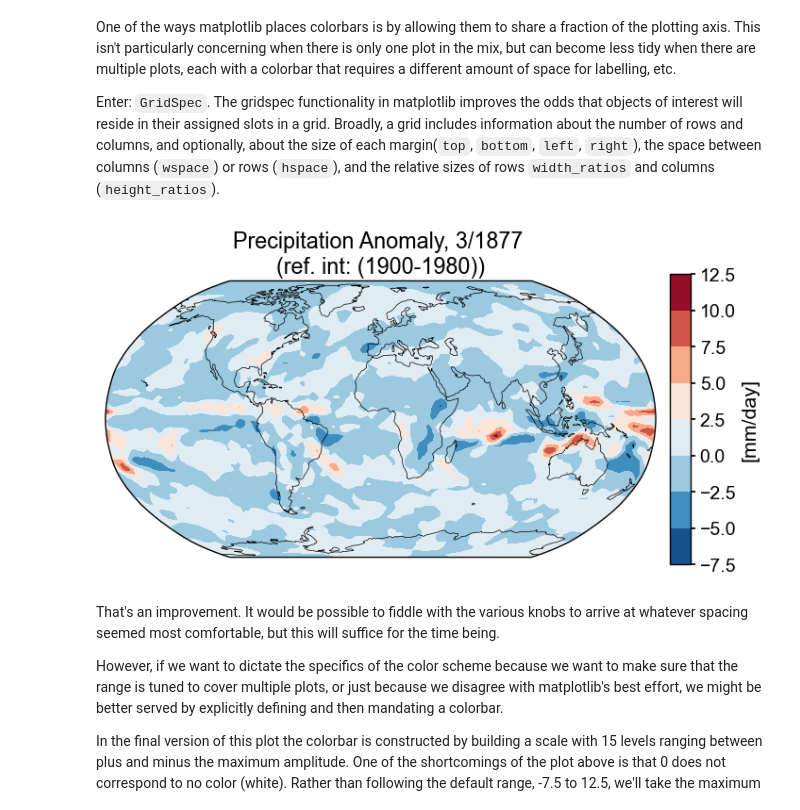
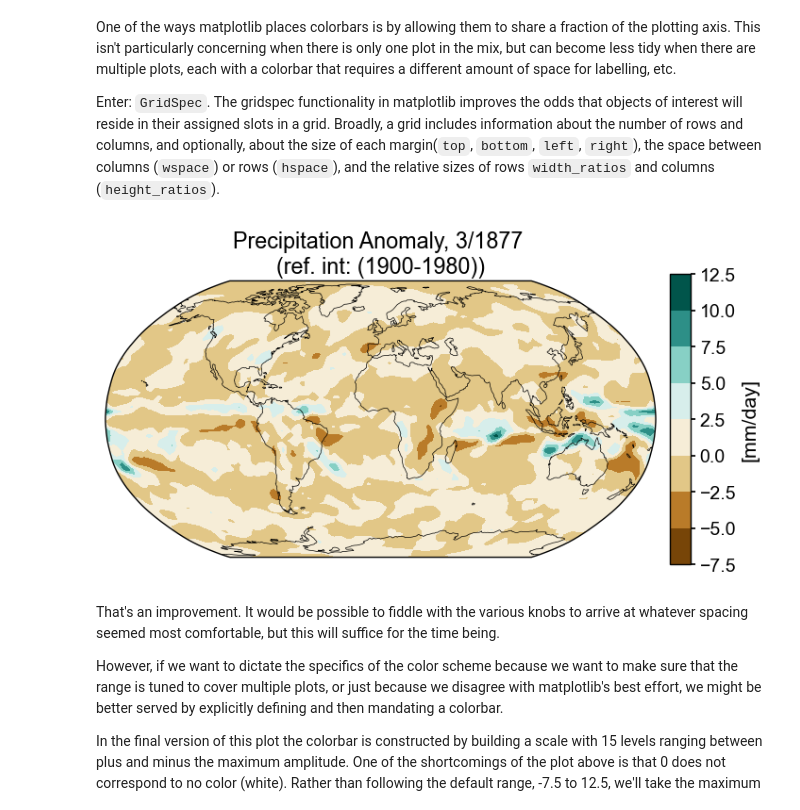
Before and after one commit to LinkedEarth/LMR_CMIP_paleobook, a Jupyter notebook: notebooks/lifehacks/spatial_snapshots_xarray_bonuses.ipynb, the cells around one changed output. Drawn from its saved outputs; the diff is of its cells as text; code cells hidden in the pictures.

```diff
--- a/notebooks/lifehacks/spatial_snapshots_xarray_bonuses.ipynb
+++ b/notebooks/lifehacks/spatial_snapshots_xarray_bonuses.ipynb
@@ -280,6 +280,8 @@ title_copy = 'Precipitation Anomaly, {}/{} \n(ref. int: (1900-1980))'
 snapshot_data = miroc_ds.isel(time=(miroc_ds.time.dt.year == year) & (miroc_ds.time.dt.month == month))
 # %% [markdown]
 ### Global precipitation anomaly (filled contours)
+# %%
+ppt_cmap = 'BrBG'
 # %%
 fig = plt.figure(figsize=(8, 4))
 
@@ -305,24 +307,24 @@ Enter: `GridSpec`. The gridspec functionality in matplotlib improves the odds th
 # %%
 fig = plt.figure(figsize=(8, 4))
 # 1 row, 2 columns, .05 space between columns, 6:.3 ratio of left column to right column
 gs = gridspec.GridSpec(1, 2, wspace=0.05, width_ratios=[8, .3])
 
 # add subplot with specified map projection and coastlines (GeoAxes)
 ax2 = fig.add_subplot(gs[0, 0], projection=ccrs.Robinson(central_longitude=0))
 ax2.add_feature(cfeature.COASTLINE, edgecolor='k',linewidth=.5)
 
 # place data on coordinate system with continuous x axis (longitude axis)
 tas_c, lonc = cutil.add_cyclic_point(snapshot_data[var], snapshot_data['lon'])
 # plot contourf on ax2 (geosubplot)
 cf2 = ax2.contourf(lonc,snapshot_data['lat'],tas_c.squeeze(),
-                   transform=ccrs.PlateCarree(), cmap='RdBu_r')
+                   transform=ccrs.PlateCarree(), cmap=ppt_cmap)
 
 # add annotations (colorbar, title)
 ax2_cb = fig.add_subplot(gs[0, 1])
 cb2 = plt.colorbar(cf2, cax = ax2_cb, orientation='vertical',label=colorbar_units)
 ax2.set_title(title_copy.format(month, year));
 # %% [output]
-[figure, old version]
+[figure, new version]
 # %% [markdown]
 That's an improvement. It would be possible to fiddle with the various knobs to arrive at whatever spacing seemed most comfortable, but this will suffice for the time being.
 
```
Also changed, not shown: parts of 5 cells of this notebook.
